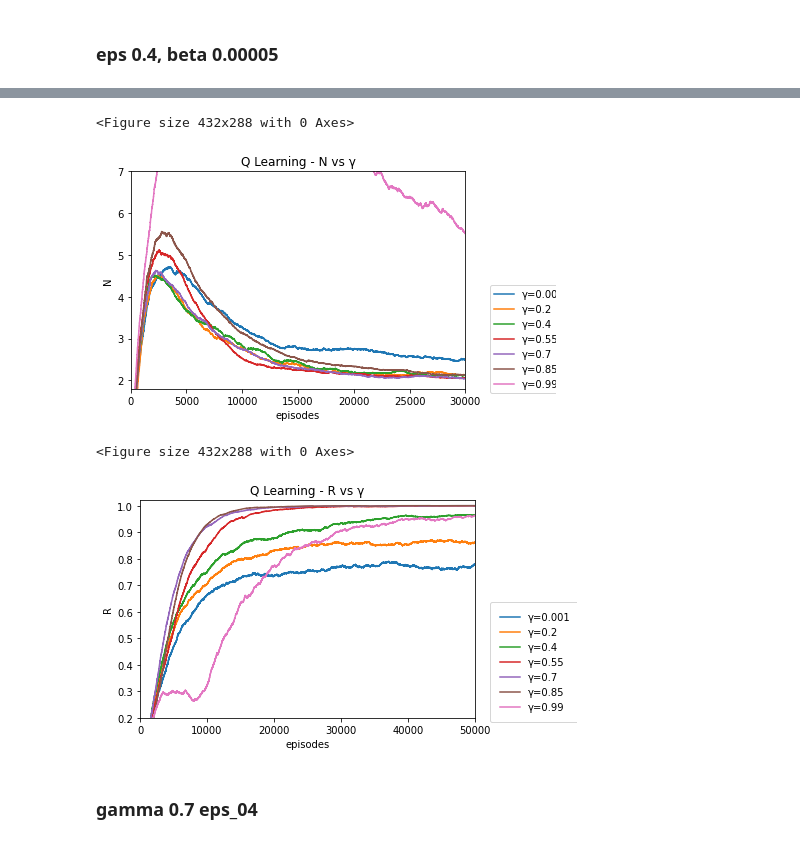
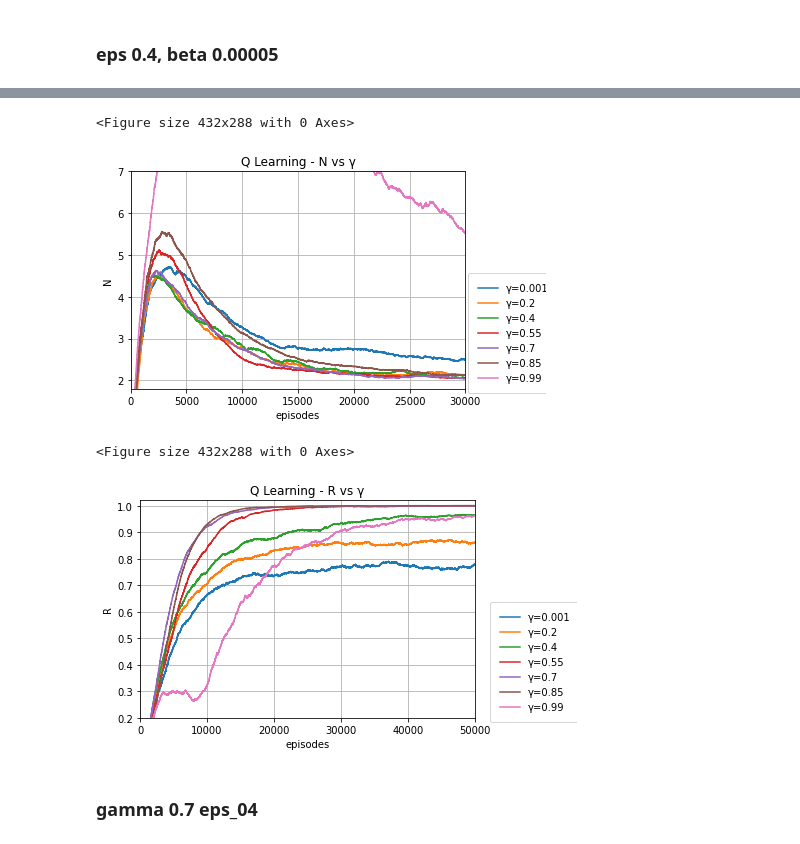
Before and after one commit to JunTu-XD/RL-Checkmate, a Jupyter notebook: data/plotting2.ipynb, the cells around one changed output, grey strips where cells are left out. Cells and saved outputs as stored; diff of their text form; code cells hidden in the pictures.

```diff
--- a/data/plotting2.ipynb
+++ b/data/plotting2.ipynb
@@ -281,41 +281,42 @@ ax.plot(eps_04_g_99_q_x_ema, eps_04_g_99_q_n_ema, label="γ=0.99")
 
 ax.set_xlim((0,30000))
 ax.set_ylim((1.8,7))
+ax.grid('on')
 ax.plot()
-lgd = fig.legend(loc=loc, bbox_to_anchor=bbox_to_anchor)
+lgd = fig.legend(loc=loc, bbox_to_anchor=(0.85,0.1), borderpad=1)
 text = fig.text(-0.2,1.05, "", transform=ax.transAxes)
 plt.show()
-fig.savefig("Q-γ_N_peak.jpg", bbox_extra_artists=(lgd,text), bbox_inches='tight')
+fig.savefig("Q-γ_N_peak.jpg", bbox_extra_artists=(lgd,text), bbox_inches='tight', dpi=100)
 
 
 #######################
 
 new_figure()
 fig2, ax2  = plt.subplots()
 plt.title("Q Learning - R vs γ")
 ax2.set_xlabel("episodes")
 ax2.set_ylabel("R")
-
+ax2.grid('on')
 ax2.plot(eps_04_g_001_q_x_ema, eps_04_g_001_q_r_ema, label="γ=0.001")
 ax2.plot(eps_04_g_02_q_x_ema, eps_04_g_02_q_r_ema, label="γ=0.2")
 ax2.plot(eps_04_g_040_q_x_ema, eps_04_g_040_q_r_ema, label="γ=0.4")
 ax2.plot(eps_04_g_055_q_x_ema, eps_04_g_055_q_r_ema, label="γ=0.55")
 ax2.plot(eps_04_g_07_q_x_ema, eps_04_g_07_q_r_ema, label="γ=0.7")
 ax2.plot(eps_04_g_85_q_x_ema, eps_04_g_85_q_r_ema, label="γ=0.85")
 ax2.plot(eps_04_g_99_q_x_ema, eps_04_g_99_q_r_ema, label="γ=0.99")
 
 ax2.set_ylim((0.2, 1.02))
 ax2.set_xlim((0,50000))
 bbox_to_anchor = (0.9,0.1)
 lgd = fig2.legend(loc=loc, bbox_to_anchor=bbox_to_anchor, borderpad=1)
 text = fig2.text(-0.2,1.05, "", transform=ax.transAxes)
 plt.show()
-fig2.savefig("Q-γ_R_peak.jpg",bbox_extra_artists=(lgd,text), bbox_inches='tight', dpi=200)
+fig2.savefig("Q-γ_R_peak.jpg",bbox_extra_artists=(lgd,text), bbox_inches='tight', dpi=100)
 # %% [output]
 <Figure size 432x288 with 0 Axes>
-[figure, old version]
+[figure, new version]
 <Figure size 432x288 with 0 Axes>
-[figure, old version]
+[figure, new version]
 # %% [markdown]
 ### gamma 0.7 eps_04
 # %%
```
Also changed, not shown: parts of 3 cells of this notebook.
